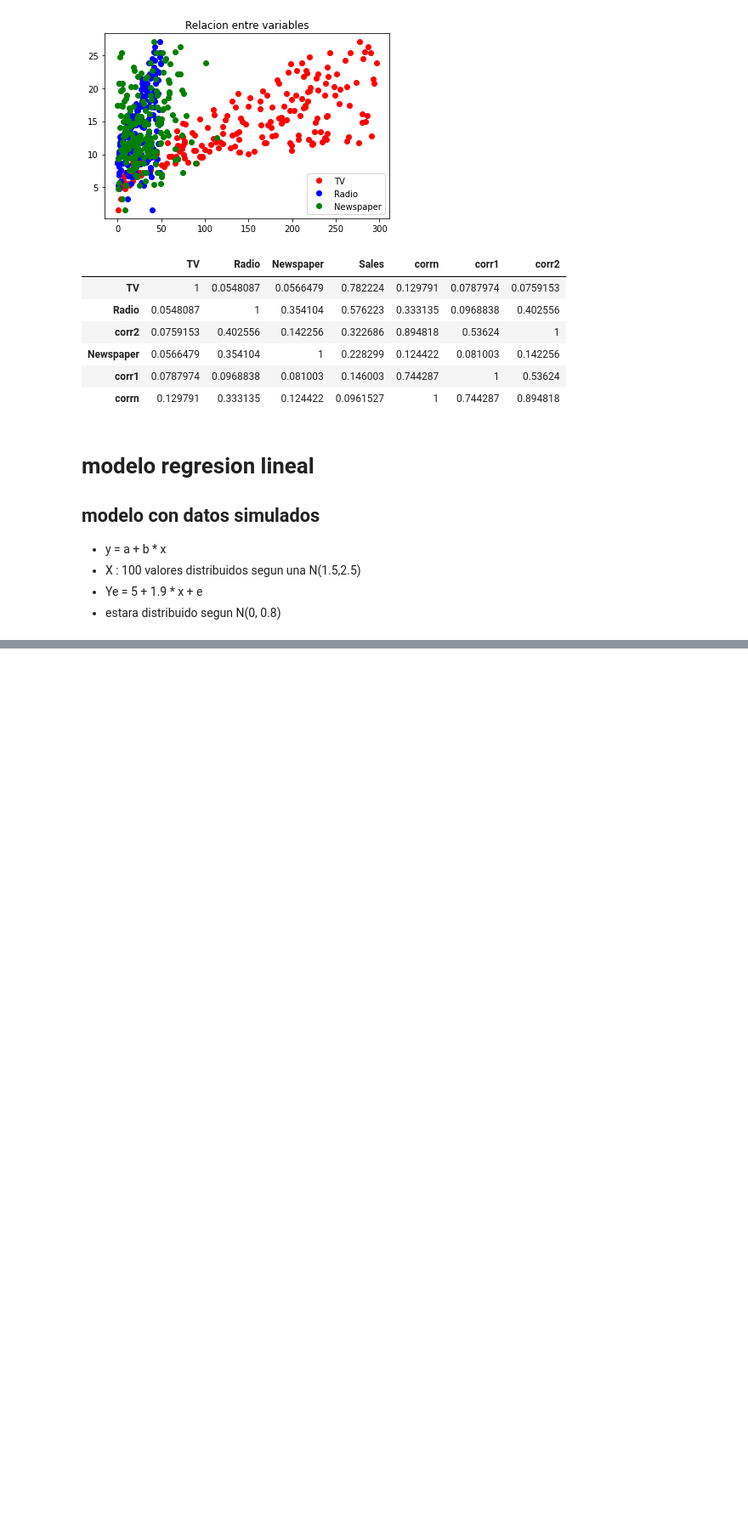
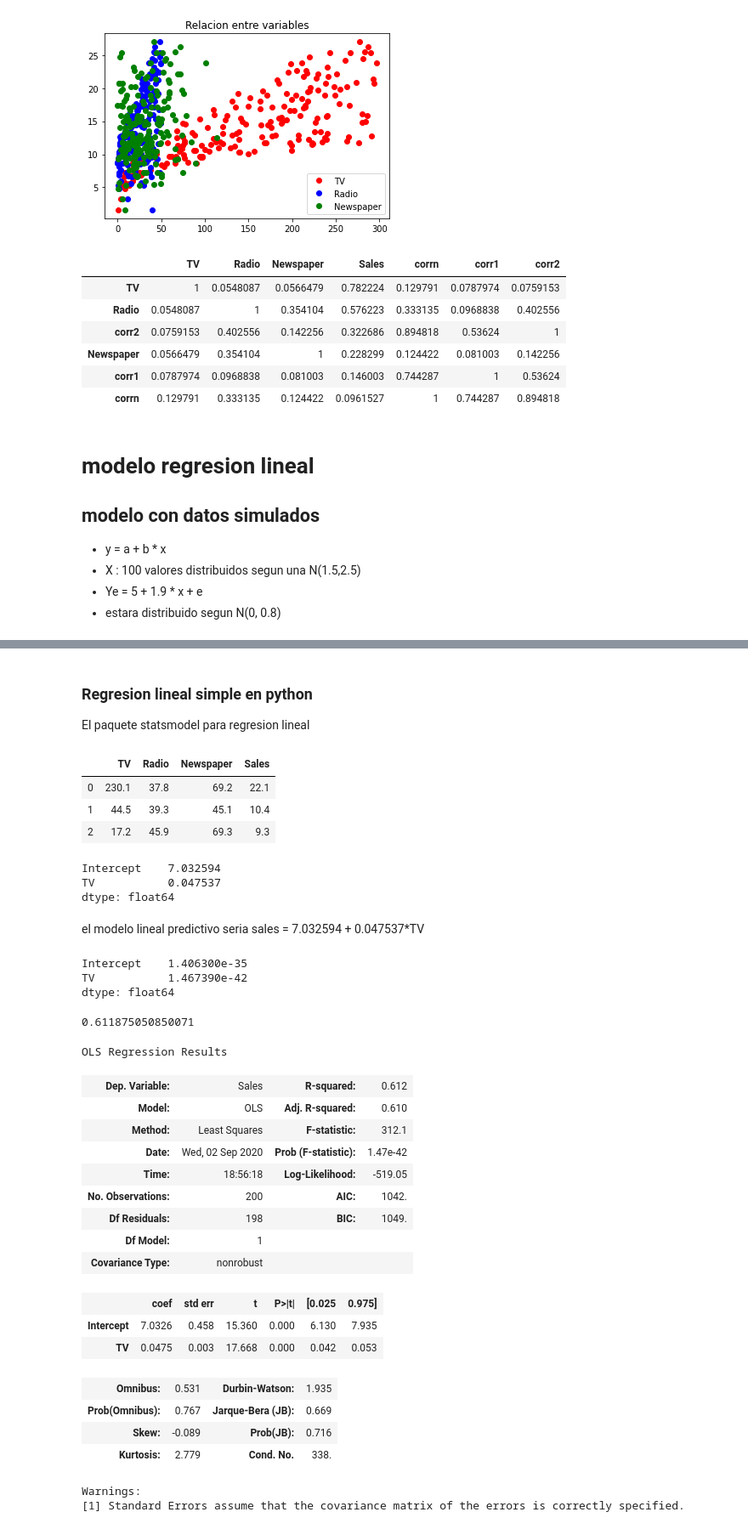
Before and after one commit to gonzalo71/TestGit, a Jupyter notebook: Udemy_exercices/Udemy_1.ipynb, the cells around one changed output, grey strips where cells are left out. Shown at 85% size. Saved outputs shown, nothing was run; the diff lists cells and outputs as text; code cells hidden in the pictures; blank space fills up the shorter version.

```diff
--- a/Udemy_exercices/Udemy_1.ipynb
+++ b/Udemy_exercices/Udemy_1.ipynb
@@ -119,0 +176,12 @@ Text(0.5, 1.0, 'Valor actualr vs prediccion')
+# %% [markdown]
+### Regresion lineal simple en python
+El paquete statsmodel para regresion lineal
+# %%
+url3 = "https://raw.githubusercontent.com/joanby/python-ml-course/master/datasets/ads/Advertising.csv"
+dat = pd.read_csv(url3)
+dat.head(3)
+# %% [output]
+|  | TV | Radio | Newspaper | Sales |
+| 0 | 230.1 | 37.8 | 69.2 | 22.1 |
+| 1 | 44.5 | 39.3 | 45.1 | 10.4 |
+| 2 | 17.2 | 45.9 | 69.3 | 9.3 |
@@ -119,0 +192,43 @@ Text(0.5, 1.0, 'Valor actualr vs prediccion')
+# %%
+lm.params
+# %% [output]
+Intercept    7.032594
+TV           0.047537
+dtype: float64
+# %% [markdown]
+el modelo lineal predictivo seria
+sales = 7.032594 + 0.047537*TV
+# %%
+# podemos preguntar cuales son los p valores al modelo
+lm.pvalues
+# %% [output]
+Intercept    1.406300e-35
+TV           1.467390e-42
+dtype: float64
+# %%
+#R2
+lm.rsquared
+# %% [output]
+0.611875050850071
+# %%
+lm.summary()
+# %% [output]
+OLS Regression Results
+| Dep. Variable: | Sales | R-squared: | 0.612 |
+| Model: | OLS | Adj. R-squared: | 0.610 |
+| Method: | Least Squares | F-statistic: | 312.1 |
+| Date: | Wed, 02 Sep 2020 | Prob (F-statistic): | 1.47e-42 |
+| Time: | 18:56:18 | Log-Likelihood: | -519.05 |
+| No. Observations: | 200 | AIC: | 1042. |
+| Df Residuals: | 198 | BIC: | 1049. |
+| Df Model: | 1 |  |  |
+| Covariance Type: | nonrobust |  |  |
+|  | coef | std err | t | P>|t| | [0.025 | 0.975] |
+| Intercept | 7.0326 | 0.458 | 15.360 | 0.000 | 6.130 | 7.935 |
+| TV | 0.0475 | 0.003 | 17.668 | 0.000 | 0.042 | 0.053 |
+| Omnibus: | 0.531 | Durbin-Watson: | 1.935 |
+| Prob(Omnibus): | 0.767 | Jarque-Bera (JB): | 0.669 |
+| Skew: | -0.089 | Prob(JB): | 0.716 |
+| Kurtosis: | 2.779 | Cond. No. | 338. |
+Warnings:
+[1] Standard Errors assume that the covariance matrix of the errors is correctly specified.
```
Also changed, not shown: parts of 19 cells of this notebook.
